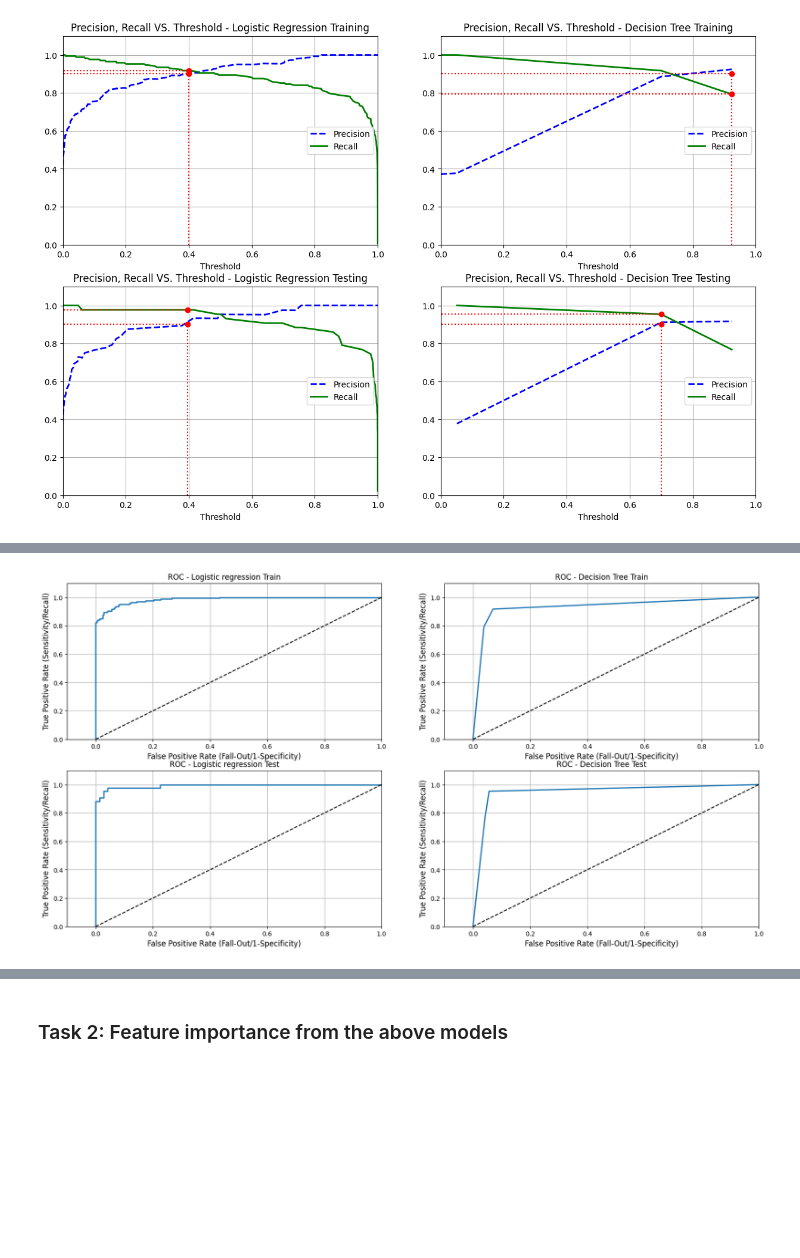
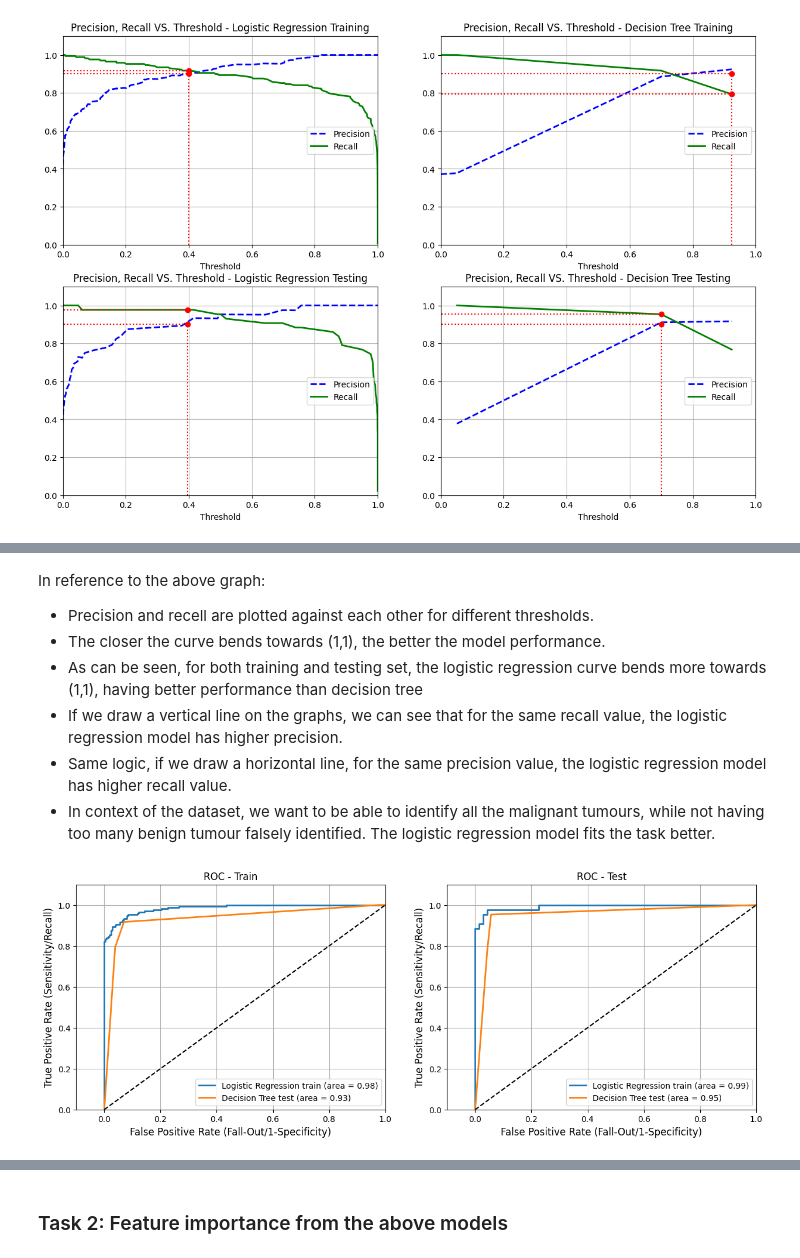
Before and after one commit to julietgrantham/CITS5508, a Jupyter notebook: Assignment 3/assignment3.ipynb, the cells around one changed output, grey strips where cells are left out. Saved outputs shown, nothing was run; the diff lists cells and outputs as text; code cells hidden in the pictures; blank space fills up the shorter version.

```diff
--- a/Assignment 3/assignment3.ipynb
+++ b/Assignment 3/assignment3.ipynb
@@ -47,6 +47,7 @@ from sklearn.preprocessing import LabelEncoder
 
 # Encode the diagnosis variable
 le = LabelEncoder()
+df_breast['diagnosis_text'] = df_breast['diagnosis']
 df_breast['diagnosis'] = le.fit_transform(df_breast['diagnosis'])
 
 # Get the list of classes by the encoder
@@ -58,7 +59,7 @@ print(mapping)
 {'B': 0, 'M': 1}
 # %%
 # To see the total number of missing values in the entire DataFrame
-features_breast = df_breast.columns[2:]
+features_breast = df_breast.columns[2:-1]
 
 total_missing_values = df_breast[features_breast].isna().sum().sum()
 print(f"\nTotal missing values in DataFrame: {total_missing_values}")
@@ -445,39 +436,47 @@ plot_precision_vs_recall(precisions_test_tree, recalls_test_tree, thresholds_tes
+# %% [markdown]
+In reference to the above graph:
+* Precision and recell are plotted against each other for different thresholds.
+* The closer the curve bends towards (1,1), the better the model performance.
+* As can be seen, for both training and testing set, the logistic regression curve bends more towards (1,1), having better performance than decision tree
+* If we draw a vertical line on the graphs, we can see that for the same recall value, the logistic regression model has higher precision.
+* Same logic, if we draw a horizontal line, for the same precision value, the logistic regression model has higher recall value.
+* In context of the dataset, we want to be able to identify all the malignant tumours, while not having too many benign tumour falsely identified. The logistic regression model fits the task better.
 # %%
-def plot_roc(fpr, tpr):
-    plt.plot(fpr, tpr, linewidth=2, label=None)
+from sklearn.metrics import auc
+def plot_roc(fpr_1, tpr_1, fpr_2, tpr_2, model1, model2):
+    plt.plot(fpr_1, tpr_1, linewidth=2, label=model1 + ' train (area = %0.2f)' % auc(fpr_1, tpr_1))
+    plt.plot(fpr_2, tpr_2, linewidth=2, label=model2 + ' test (area = %0.2f)' % auc(fpr_2, tpr_2))
+
     plt.plot([0, 1], [0, 1], 'k--') # dashed diagonal
     plt.axis([-0.1, 1, 0, 1.1])
     plt.xlabel('False Positive Rate (Fall-Out/1-Specificity)', fontsize=12)
     plt.ylabel('True Positive Rate (Sensitivity/Recall)', fontsize=12)
     plt.grid(True)
+    plt.legend()
 # %%
 # Plot ROC for training & Testing
 from sklearn.metrics import roc_curve
 
-fig = plt.figure(figsize=(20,10))
+fig = plt.figure(figsize=(15,5))
 
-plt.subplot(2,2,1)
+plt.subplot(1,2,1)
 y_train_prob_log = grid_logistic.predict_proba(X_train)[:, 1]
 fpr_train_log, tpr_train_log, thresholds_train_log = roc_curve(y_train, y_train_prob_log)
-plt.title('ROC - Logistic regression Train')
-plot_roc(fpr_train_log, tpr_train_log)
 
-plt.subplot(2,2,2)
 y_train_prob_tree = grid_tree.predict_proba(X_train)[:, 1]
 fpr_train_tree, tpr_train_tree, thresholds_train_tree = roc_curve(y_train, y_train_prob_tree)
-plt.title('ROC - Decision Tree Train')
-plot_roc(fpr_train_tree, tpr_train_tree)
+plt.title('ROC - Train')
+plot_roc(fpr_train_log, tpr_train_log, fpr_train_tree, tpr_train_tree, 'Logistic Regression', 'Decision Tree')
 
-plt.subplot(2,2,3)
+plt.subplot(1,2,2)
 y_test_prob_log = grid_logistic.predict_proba(X_test)[:, 1]
 fpr_test_log, tpr_test_log, thresholds_test_log = roc_curve(y_test, y_test_prob_log)
-plt.title('ROC - Logistic regression Test')
-plot_roc(fpr_test_log, tpr_test_log)
 
-plt.subplot(2,2,4)
 y_test_prob_tree = grid_tree.predict_proba(X_test)[:, 1]
 fpr_test_tree, tpr_test_tree, thresholds_test_tree = roc_curve(y_test, y_test_prob_tree)
-plt.title('ROC - Decision Tree Test')
-plot_roc(fpr_test_tree, tpr_test_tree)
+plt.title('ROC - Test')
+plot_roc(fpr_test_log, tpr_test_log, fpr_test_tree, tpr_test_tree, 'Logistic Regression', 'Decision Tree')
+
+plt.show()
 # %% [output]
-[figure, old version]
+[figure, new version]
```
Also changed, not shown: parts of 15 cells of this notebook.
